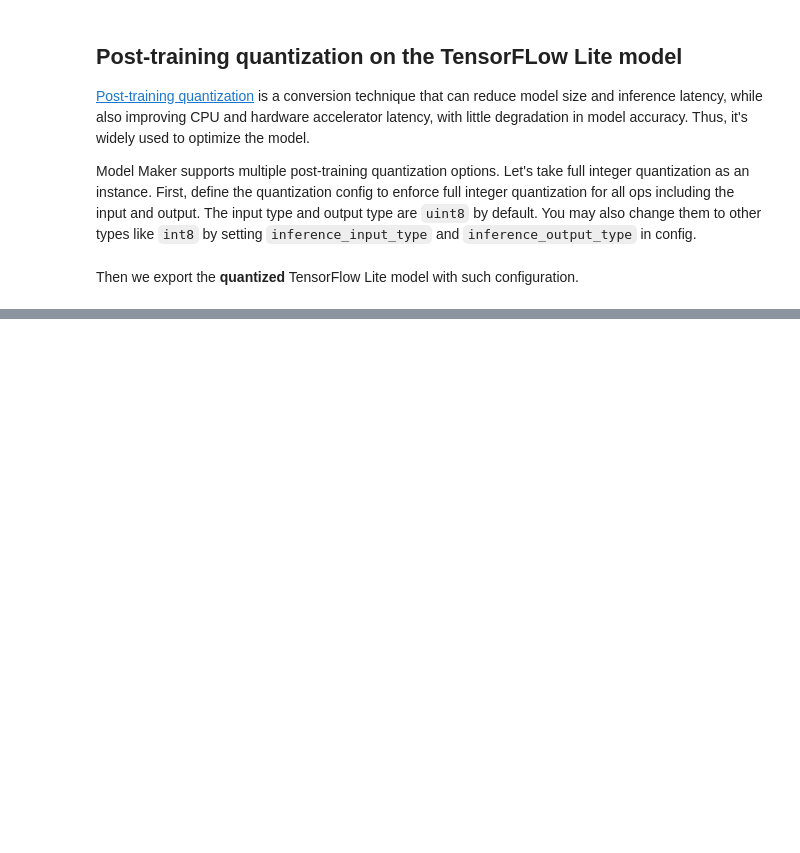
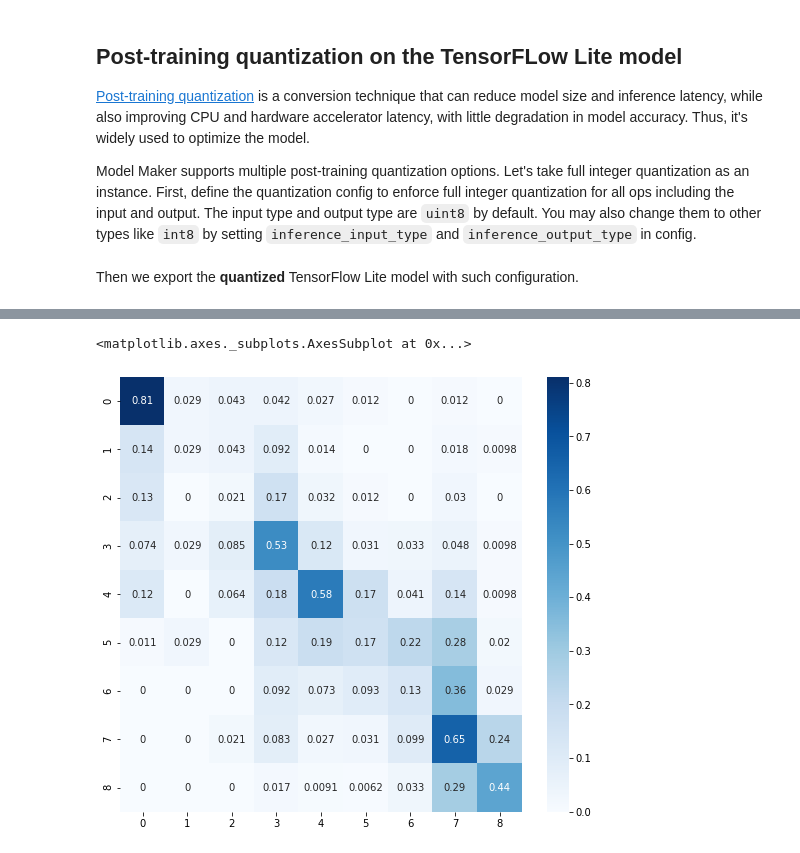
Before and after one commit to radualexandrub/Android-Age-Classification, a Jupyter notebook: AgeData.ipynb, the cells around one changed output, grey strips where cells are left out. Drawn from its saved outputs; the diff is of its cells as text; code cells hidden in the pictures; blank space fills up the shorter version.

```diff
--- a/AgeData.ipynb
+++ b/AgeData.ipynb
@@ -185,0 +209,8 @@ INFO:tensorflow:Saving labels in /tmp/tmp2je07_3j/labels.txt.
+# %%
+# Show confusion matrix as percentage
+cm = cm / cm.sum(axis=1) # Show in procents %
+plt.figure(figsize=(9,8))
+sn.heatmap(cm, annot=True, cmap="Blues")
+# %% [output]
+<matplotlib.axes._subplots.AxesSubplot at 0x...>
+[figure, added]
```
Also changed, not shown: parts of 9 cells of this notebook, 7 other files.
